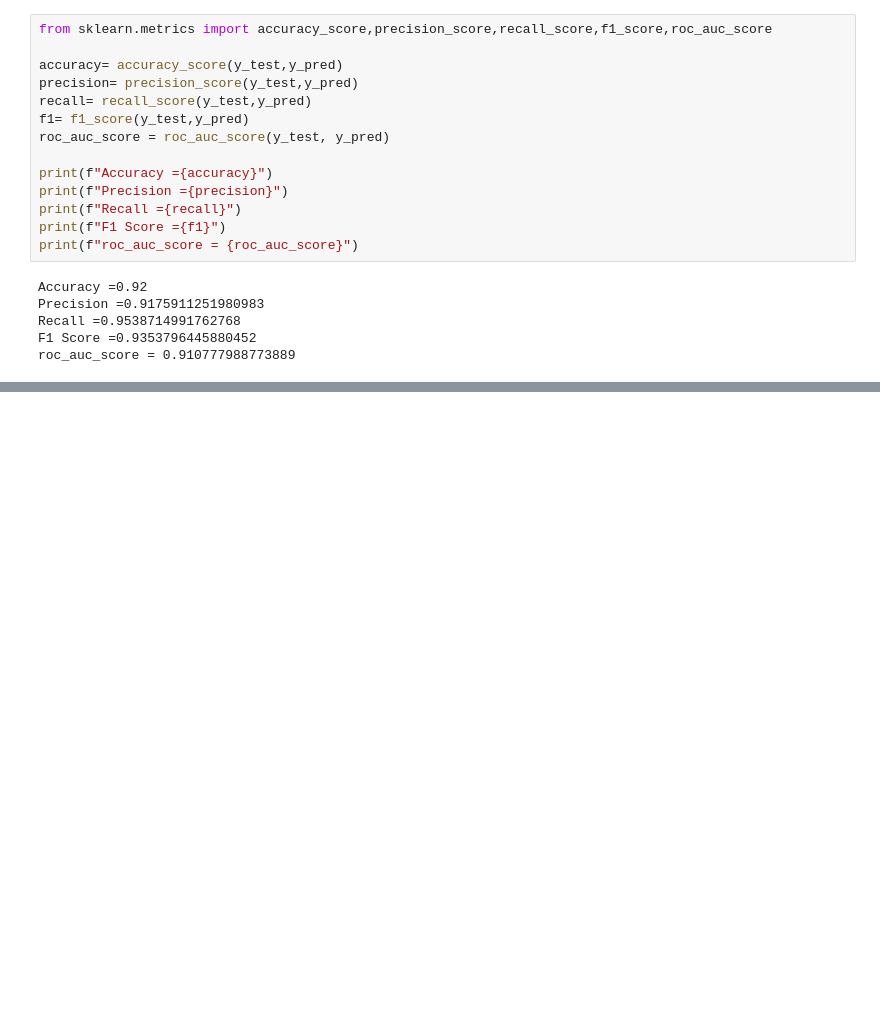
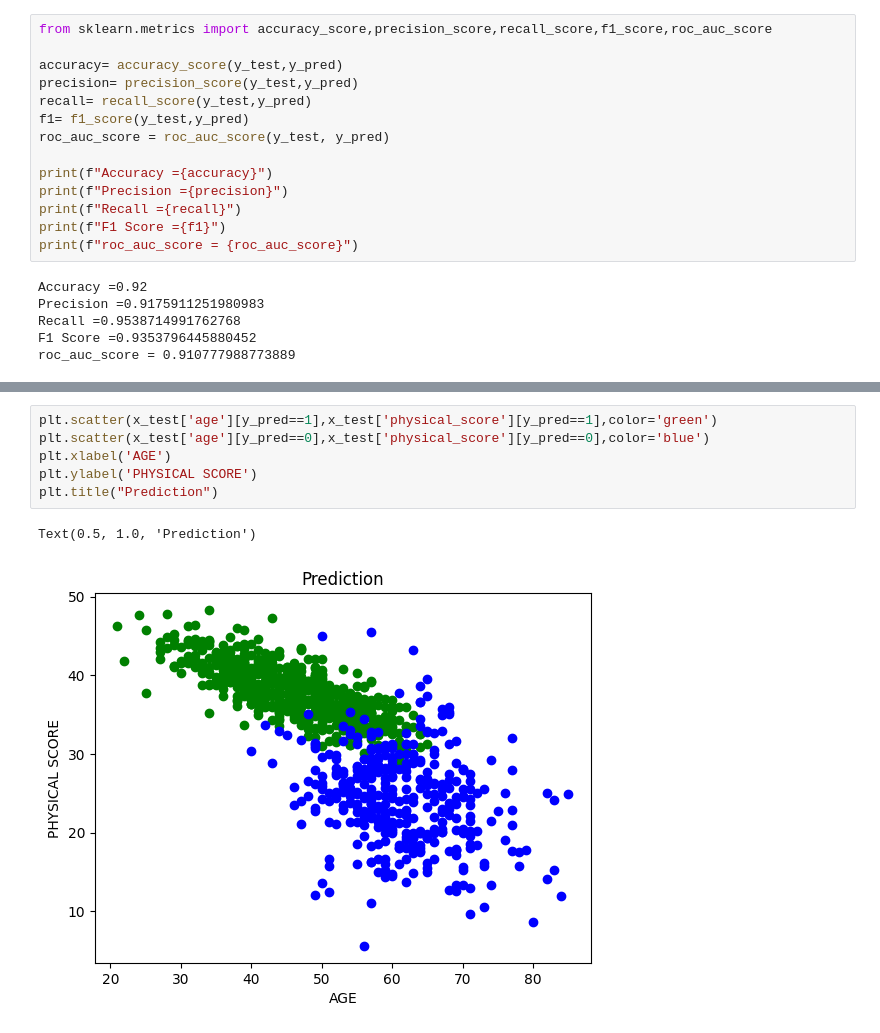
Before and after one commit to sakshikarule/IOT, a Jupyter notebook: Python/Day12/program3_KNN.ipynb, the cells around one changed output, grey strips where cells are left out. Drawn from its saved outputs; the diff is of its cells as text; blank space fills up the shorter version.

```diff
--- a/Python/Day12/program3_KNN.ipynb
+++ b/Python/Day12/program3_KNN.ipynb
@@ -150,0 +160,9 @@ roc_auc_score = 0.910777988773889
+# %%
+plt.scatter(x_test['age'][y_pred==1],x_test['physical_score'][y_pred==1],color='green')
+plt.scatter(x_test['age'][y_pred==0],x_test['physical_score'][y_pred==0],color='blue')
+plt.xlabel('AGE')
+plt.ylabel('PHYSICAL SCORE')
+plt.title("Prediction")
+# %% [output]
+Text(0.5, 1.0, 'Prediction')
+[figure, added]
```
Also changed, not shown: parts of 3 cells of this notebook, 1 other file.
